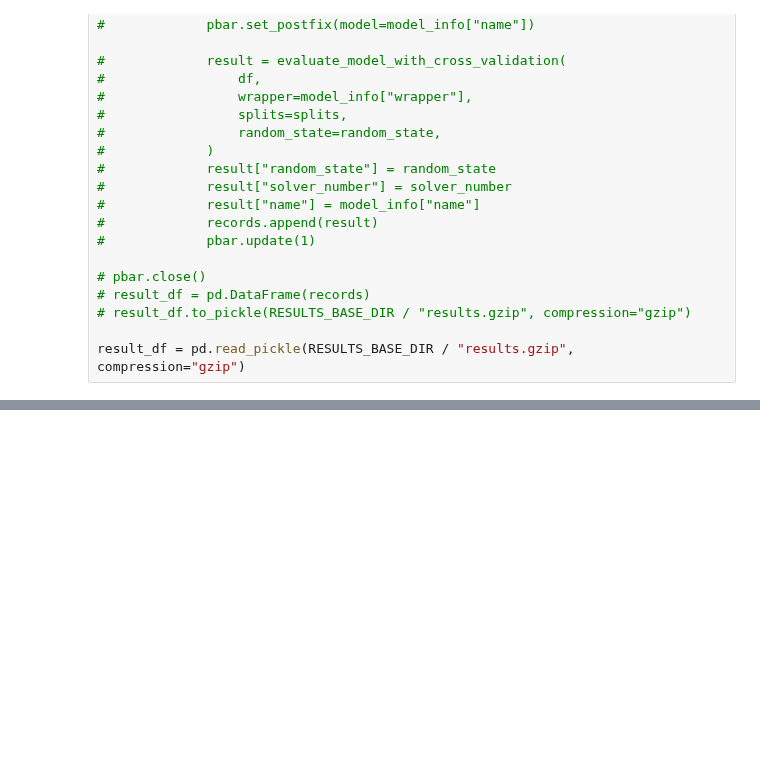
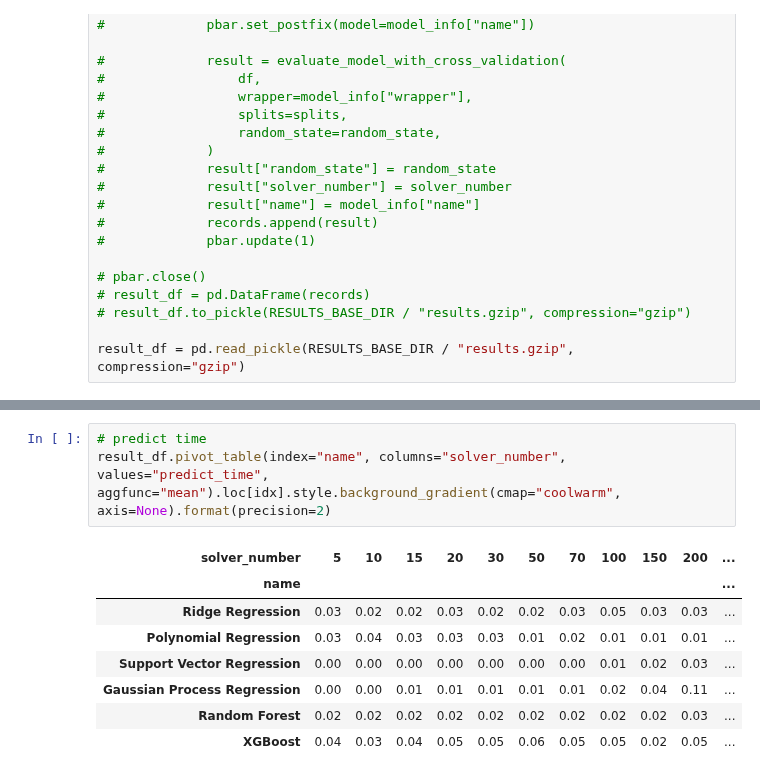
Before and after one commit to zakrzewow/raw-algorithm-portfolios, a Jupyter notebook: archive/phase1/comparison_base.ipynb, the cells around one changed output, grey strips where cells are left out. Saved outputs shown, nothing was run; the diff lists cells and outputs as text; blank space fills up the shorter version.

```diff
--- a/archive/phase1/comparison_base.ipynb
+++ b/archive/phase1/comparison_base.ipynb
@@ -281,0 +295,12 @@ styled_result
+# %%
+# predict time
+result_df.pivot_table(index="name", columns="solver_number", values="predict_time", aggfunc="mean").loc[idx].style.background_gradient(cmap="coolwarm", axis=None).format(precision=2)
+# %% [output]
+| solver_number | 5 | 10 | 15 | 20 | 30 | 50 | 70 | 100 | 150 | 200 | ... |
+| name |  |  |  |  |  |  |  |  |  |  | ... |
+| Ridge Regression | 0.03 | 0.02 | 0.02 | 0.03 | 0.02 | 0.02 | 0.03 | 0.05 | 0.03 | 0.03 | ... |
+| Polynomial Regression | 0.03 | 0.04 | 0.03 | 0.03 | 0.03 | 0.01 | 0.02 | 0.01 | 0.01 | 0.01 | ... |
+| Support Vector Regression | 0.00 | 0.00 | 0.00 | 0.00 | 0.00 | 0.00 | 0.00 | 0.01 | 0.02 | 0.03 | ... |
+| Gaussian Process Regression | 0.00 | 0.00 | 0.01 | 0.01 | 0.01 | 0.01 | 0.01 | 0.02 | 0.04 | 0.11 | ... |
+| Random Forest | 0.02 | 0.02 | 0.02 | 0.02 | 0.02 | 0.02 | 0.02 | 0.02 | 0.02 | 0.03 | ... |
+| XGBoost | 0.04 | 0.03 | 0.04 | 0.05 | 0.05 | 0.06 | 0.05 | 0.05 | 0.02 | 0.05 | ... |
```
Also changed, not shown: parts of 4 cells of this notebook, 2 other files.
